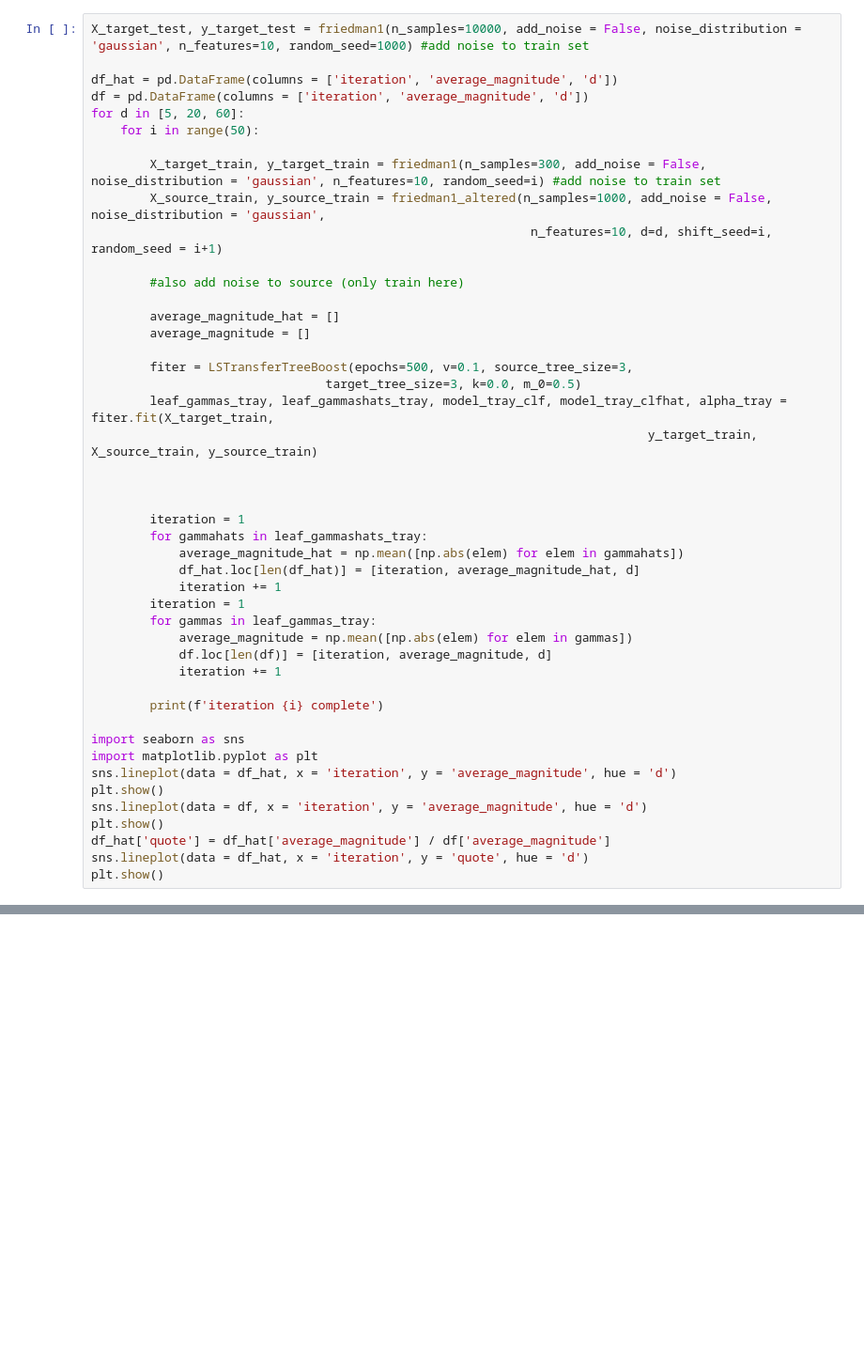
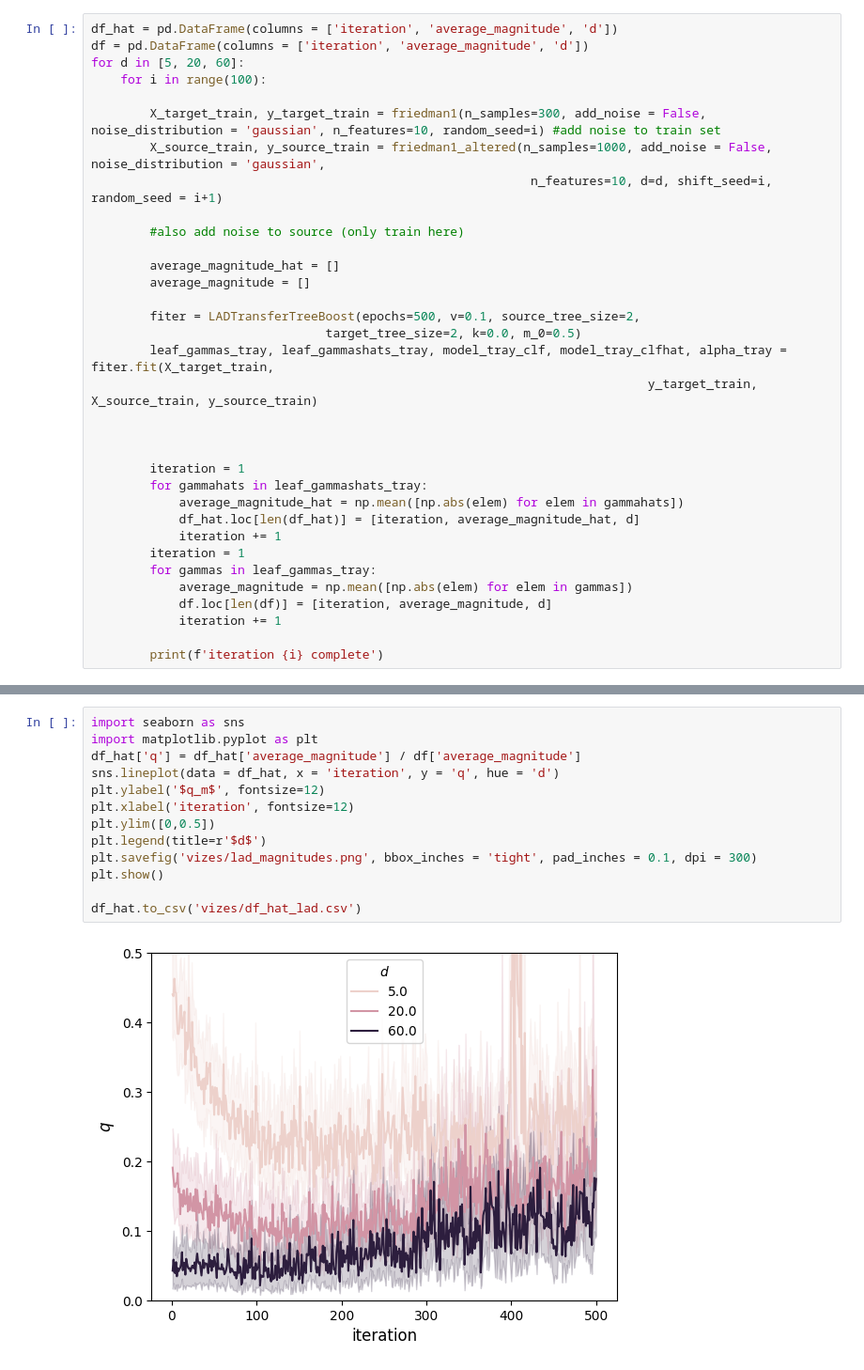
Before and after one commit to DageBjorne/transfertreeboost, a Jupyter notebook: friedman1_simul/gammahat_analysis.ipynb, the cells around one changed output, grey strips where cells are left out. Shown at 94% size. Saved outputs shown, nothing was run; the diff lists cells and outputs as text; blank space fills up the shorter version.

```diff
--- a/friedman1_simul/gammahat_analysis.ipynb
+++ b/friedman1_simul/gammahat_analysis.ipynb
@@ -8,12 +8,10 @@ from utils import * #only needed for xgboost
 
 from friedman1 import *
 # %%
-X_target_test, y_target_test = friedman1(n_samples=10000, add_noise = False, noise_distribution = 'gaussian', n_features=10, random_seed=1000) #add noise to train set
-
 df_hat = pd.DataFrame(columns = ['iteration', 'average_magnitude', 'd'])
 df = pd.DataFrame(columns = ['iteration', 'average_magnitude', 'd'])
 for d in [5, 20, 60]:
-    for i in range(50):
+    for i in range(100):
 
         X_target_train, y_target_train = friedman1(n_samples=300, add_noise = False, noise_distribution = 'gaussian', n_features=10, random_seed=i) #add noise to train set
         X_source_train, y_source_train = friedman1_altered(n_samples=1000, add_noise = False, noise_distribution = 'gaussian',
@@ -24,8 +22,8 @@ for d in [5, 20, 60]:
         average_magnitude_hat = []
         average_magnitude = []
 
-        fiter = LSTransferTreeBoost(epochs=500, v=0.1, source_tree_size=3,
-                                target_tree_size=3, k=0.0, m_0=0.5)
+        fiter = LADTransferTreeBoost(epochs=500, v=0.1, source_tree_size=2,
+                                target_tree_size=2, k=0.0, m_0=0.5)
         leaf_gammas_tray, leaf_gammashats_tray, model_tray_clf, model_tray_clfhat, alpha_tray = fiter.fit(X_target_train,
                                                                             y_target_train, X_source_train, y_source_train)
 
@@ -43,16 +41,6 @@ for d in [5, 20, 60]:
             iteration += 1
 
         print(f'iteration {i} complete')
-
-import seaborn as sns
-import matplotlib.pyplot as plt
-sns.lineplot(data = df_hat, x = 'iteration', y = 'average_magnitude', hue = 'd')
-plt.show()
-sns.lineplot(data = df, x = 'iteration', y = 'average_magnitude', hue = 'd')
-plt.show()
-df_hat['quote'] = df_hat['average_magnitude'] / df['average_magnitude']
-sns.lineplot(data = df_hat, x = 'iteration', y = 'quote', hue = 'd')
-plt.show()
 # %% [output]
 iteration 0 complete
 iteration 1 complete
@@ -141,0 +62,15 @@ iteration 49 complete
+# %%
+import seaborn as sns
+import matplotlib.pyplot as plt
+df_hat['q'] = df_hat['average_magnitude'] / df['average_magnitude']
+sns.lineplot(data = df_hat, x = 'iteration', y = 'q', hue = 'd')
+plt.ylabel('$q_m$', fontsize=12)
+plt.xlabel('iteration', fontsize=12)
+plt.ylim([0,0.5])
+plt.legend(title=r'$d$')
+plt.savefig('vizes/lad_magnitudes.png', bbox_inches = 'tight', pad_inches = 0.1, dpi = 300)
+plt.show()
+
+df_hat.to_csv('vizes/df_hat_lad.csv')
+# %% [output]
+[figure, added]
```
Also changed, not shown: parts of 5 cells of this notebook, 8 other files.
